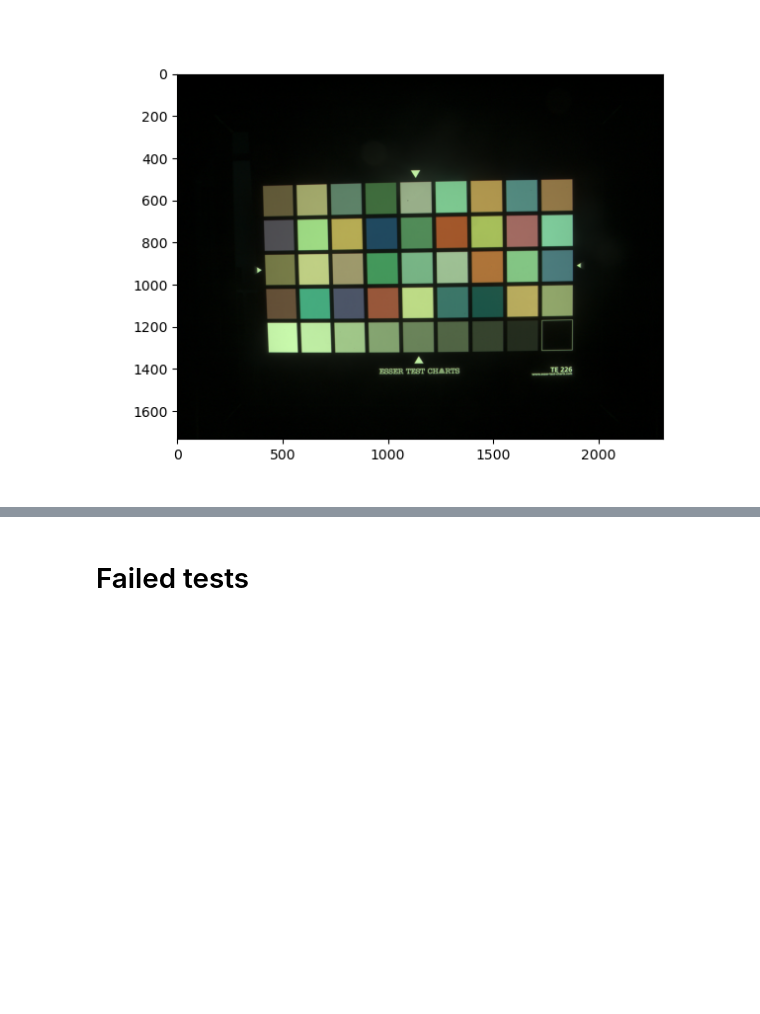
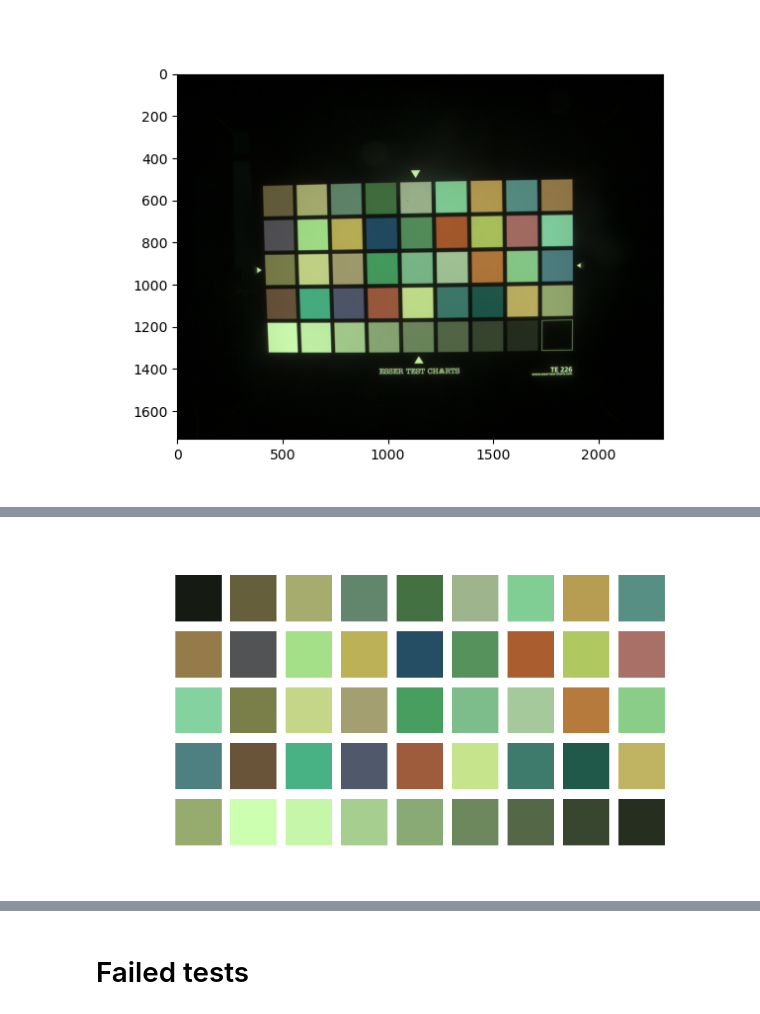
Before and after one commit to cs-413-cinestill/800t-emulation, a Jupyter notebook: color_transfer.ipynb, the cells around one changed output, grey strips where cells are left out. Cells and saved outputs as stored; diff of their text form; code cells hidden in the pictures; blank space fills up the shorter version.

Commit message:
implement extract and plot patch functions

```diff
--- a/color_transfer.ipynb
+++ b/color_transfer.ipynb
@@ -78,21 +78,15 @@ array([[[0, 0, 0],
         [0, 0, 0],
         [0, 0, 0]]], dtype=uint16)
 # %%
-# def invgamma(image, gamma=2.2):
-#     """ converts an image of intensities to pixel values,
-#     clipping the pixel values to [0,1]"""
-#
-#     gamma_corrected = np.power(image, 1/gamma)
-#     return np.clip(gamma_corrected, 0, 1)
-
 def invgamma(image, gamma=2.2):
     """ converts an image of intensities to pixel values,
     clipping the pixel values to [0,1]"""
-    lower_bounder = np.maximum(image, 0)
+    image_0_to_1 = image/np.max(image)
+    lower_bounder = np.maximum(image_0_to_1, 0)
     gamma_corrected = np.power(lower_bounder, 1/gamma)
     return np.minimum(gamma_corrected, 1)
 
-corrected = invgamma(black_level_corrected/np.max(black_level_corrected))
+corrected = invgamma(black_level_corrected)
 fig3 = plt.figure()
 plt.imshow(corrected)
 # %% [output]
@@ -209,0 +210,23 @@ cid = fig_overlay.canvas.mpl_connect('button_press_event', onclick)
+# %%
+def plot_patches(patches: np.ndarray, num_patches_per_row: int):
+    inv_patches = invgamma(patches) # todo change
+    num_cols = int(num_patches_per_row)
+    num_rows = int(patches.shape[0]/num_patches_per_row)
+    plt.figure(figsize=(num_cols, num_rows))
+    for i in range(num_rows):
+        for j in range(num_cols):
+            plt.subplot(num_rows, num_cols, i*num_cols+j+1)
+            plt.imshow(np.expand_dims(inv_patches[i*num_cols+j],1))
+            # plt.imshow(np.expand_dims(invgamma(patches[i*num_cols+j]),1))
+            plt.axis('off')
+
+def extract_patches(image: np.ndarray, patch_location: np.ndarray):
+    number_patches = int(np.max(patch_location))
+    extracted_colors = [np.mean(image[patch_location == i], axis=0) for i in range(number_patches)]
+    return np.expand_dims(np.array(extracted_colors),1)
+
+# plot_patches(extract_patches(black_level_corrected, new_CC), 9)
+
+plot_patches(extract_patches(black_level_corrected, new_CC), 9)
+# %% [output]
+[figure, added]
```
Also changed, not shown: parts of 2 cells of this notebook, 1 other file.
